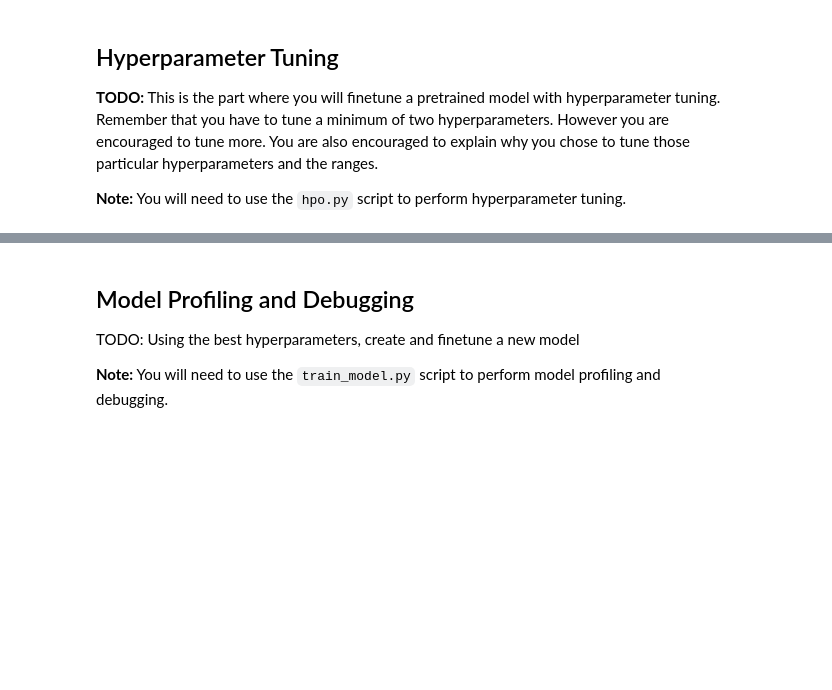
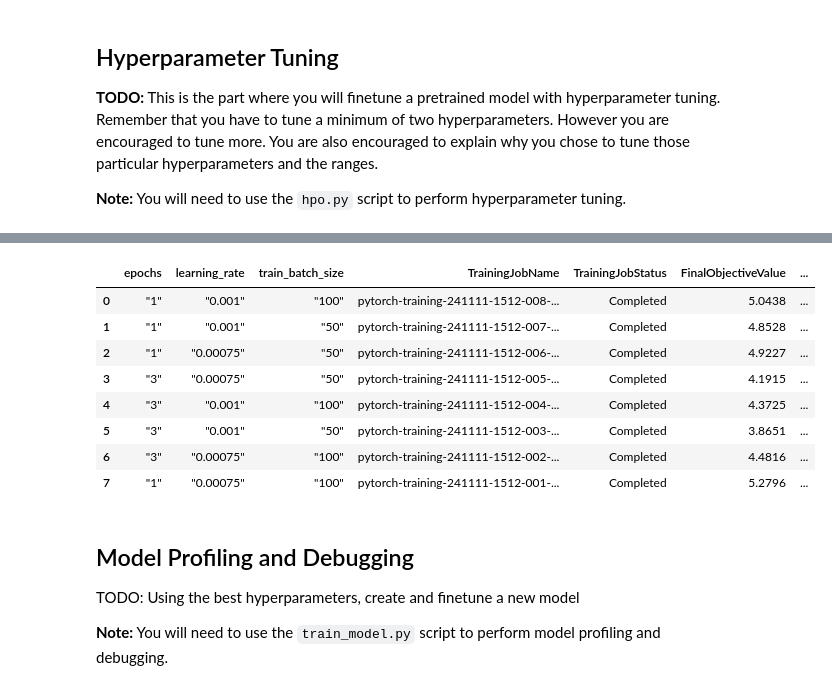
Before and after one commit to lgcardeas/Udacity-Nano-Degree-Deep-Learning, a Jupyter notebook: train_and_deploy.ipynb, the cells around one changed output, grey strips where cells are left out. Cells and saved outputs as stored; diff of their text form; code cells hidden in the pictures; blank space fills up the shorter version.

```diff
--- a/train_and_deploy.ipynb
+++ b/train_and_deploy.ipynb
@@ -63,0 +130,28 @@ best_estimator.hyperparameters()
+# %%
+#TODO: Create estimators for your HPs
+
+# Define the Pytorch estimator for training
+estimator = PyTorch(
+    entry_point="hpo.py",
+    base_job_name="hpo_tunning_dogs_category",
+    role=role,
+    py_version="py3",
+    framework_version='1.4.0',
+    instance_count=1,
+    # instance_type='ml.m5.xlarge',
+    hyperparameters={
+        'optimizer': 'adam',  # Fixed to 'adam'
+    },
+    instance_type='ml.m5.4xlarge',
+    dependencies=['requirements.txt']
+)
+
+# let's do it
+tuner = HyperparameterTuner(
+    estimator=estimator,
+    objective_metric_name='Test Loss',
+    hyperparameter_ranges=hyperparameter_ranges,
+    metric_definitions=metric_definitions,
+    max_jobs=8,
+    max_parallel_jobs=4
+)
@@ -64,3 +217,16 @@ best_estimator.hyperparameters()
+# %%
+results_df = tuner.analytics().dataframe()
+display(results_df)
+# %% [output]
+|  | epochs | learning_rate | train_batch_size | TrainingJobName | TrainingJobStatus | FinalObjectiveValue | ... |
+| 0 | "1" | "0.001" | "100" | pytorch-training-241111-1512-008-... | Completed | 5.0438 | ... |
+| 1 | "1" | "0.001" | "50" | pytorch-training-241111-1512-007-... | Completed | 4.8528 | ... |
+| 2 | "1" | "0.00075" | "50" | pytorch-training-241111-1512-006-... | Completed | 4.9227 | ... |
+| 3 | "3" | "0.00075" | "50" | pytorch-training-241111-1512-005-... | Completed | 4.1915 | ... |
+| 4 | "3" | "0.001" | "100" | pytorch-training-241111-1512-004-... | Completed | 4.3725 | ... |
+| 5 | "3" | "0.001" | "50" | pytorch-training-241111-1512-003-... | Completed | 3.8651 | ... |
+| 6 | "3" | "0.00075" | "100" | pytorch-training-241111-1512-002-... | Completed | 4.4816 | ... |
+| 7 | "1" | "0.00075" | "100" | pytorch-training-241111-1512-001-... | Completed | 5.2796 | ... |
 # %% [markdown]
 ## Model Profiling and Debugging
 TODO: Using the best hyperparameters, create and finetune a new model
```
Also changed, not shown: parts of 27 cells of this notebook, 5 other files.
